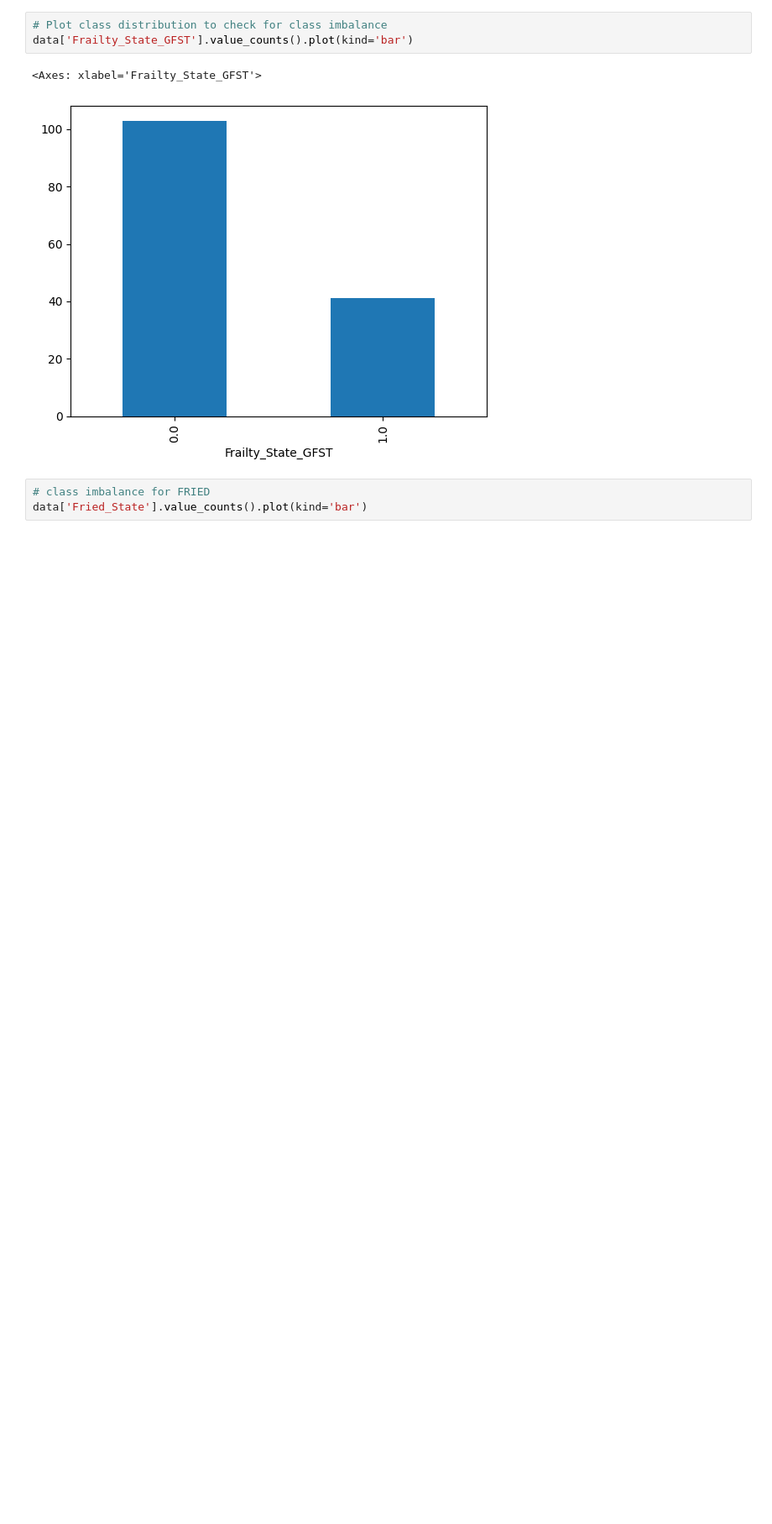
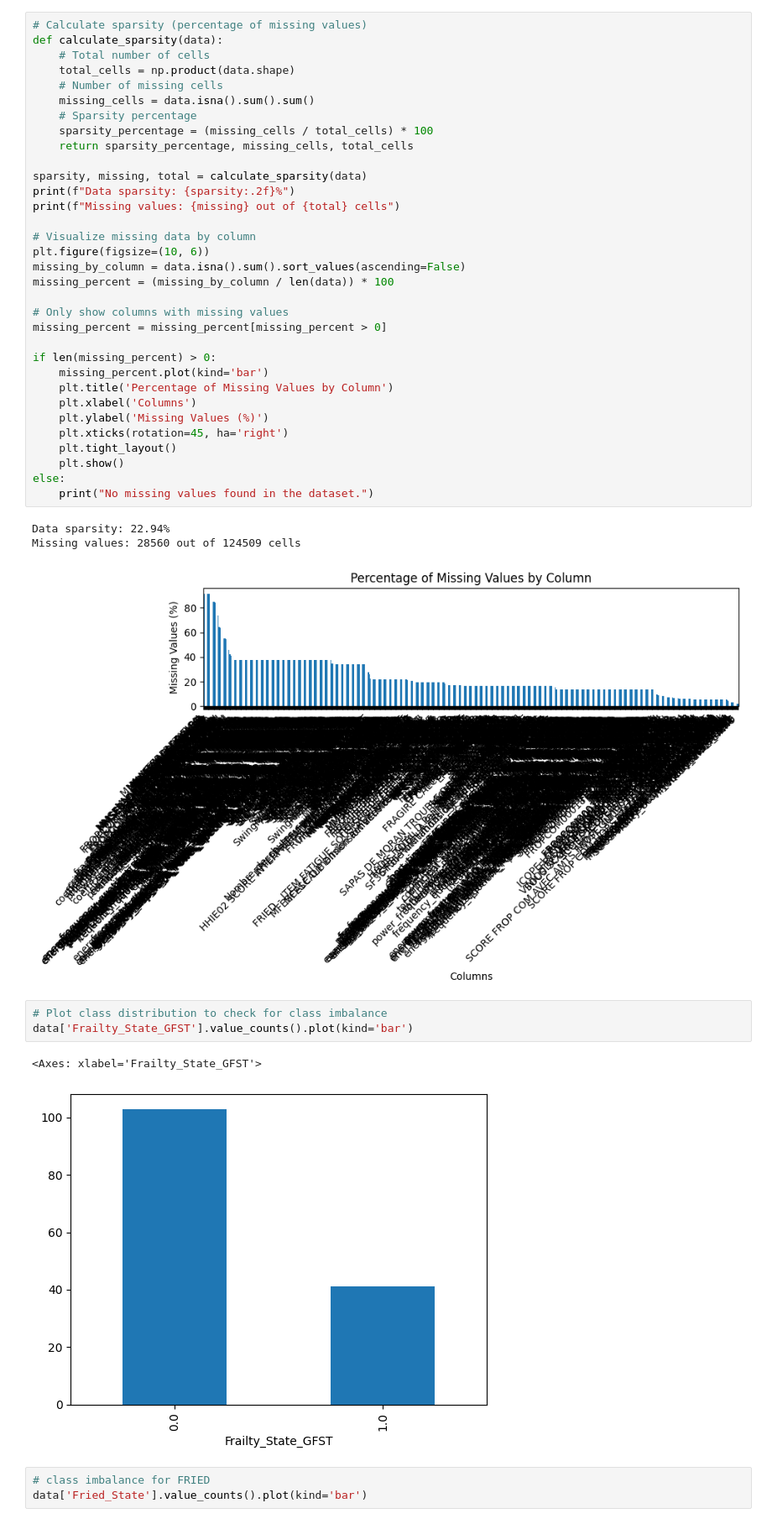
Before and after one commit to lukuenya/Thesis, a Jupyter notebook: notebooks/data_proc.ipynb, the cells around one changed output. Shown at 84% size. Cells and saved outputs as stored; diff of their text form; blank space fills up the shorter version.

```diff
--- a/notebooks/data_proc.ipynb
+++ b/notebooks/data_proc.ipynb
@@ -10,3 +113,40 @@ data.shape
+# %%
+# Calculate sparsity (percentage of missing values)
+def calculate_sparsity(data):
+    # Total number of cells
+    total_cells = np.product(data.shape)
+    # Number of missing cells
+    missing_cells = data.isna().sum().sum()
+    # Sparsity percentage
+    sparsity_percentage = (missing_cells / total_cells) * 100
+    return sparsity_percentage, missing_cells, total_cells
+
+sparsity, missing, total = calculate_sparsity(data)
+print(f"Data sparsity: {sparsity:.2f}%")
+print(f"Missing values: {missing} out of {total} cells")
+
+# Visualize missing data by column
+plt.figure(figsize=(10, 6))
+missing_by_column = data.isna().sum().sort_values(ascending=False)
+missing_percent = (missing_by_column / len(data)) * 100
+
+# Only show columns with missing values
+missing_percent = missing_percent[missing_percent > 0]
+
+if len(missing_percent) > 0:
+    missing_percent.plot(kind='bar')
+    plt.title('Percentage of Missing Values by Column')
+    plt.xlabel('Columns')
+    plt.ylabel('Missing Values (%)')
+    plt.xticks(rotation=45, ha='right')
+    plt.tight_layout()
+    plt.show()
+else:
+    print("No missing values found in the dataset.")
+# %% [output]
+Data sparsity: 22.94%
+Missing values: 28560 out of 124509 cells
+[figure, added]
 # %%
 # Plot class distribution to check for class imbalance
 data['Frailty_State_GFST'].value_counts().plot(kind='bar')
```
Also changed, not shown: parts of 6 cells of this notebook, 10 other files.
